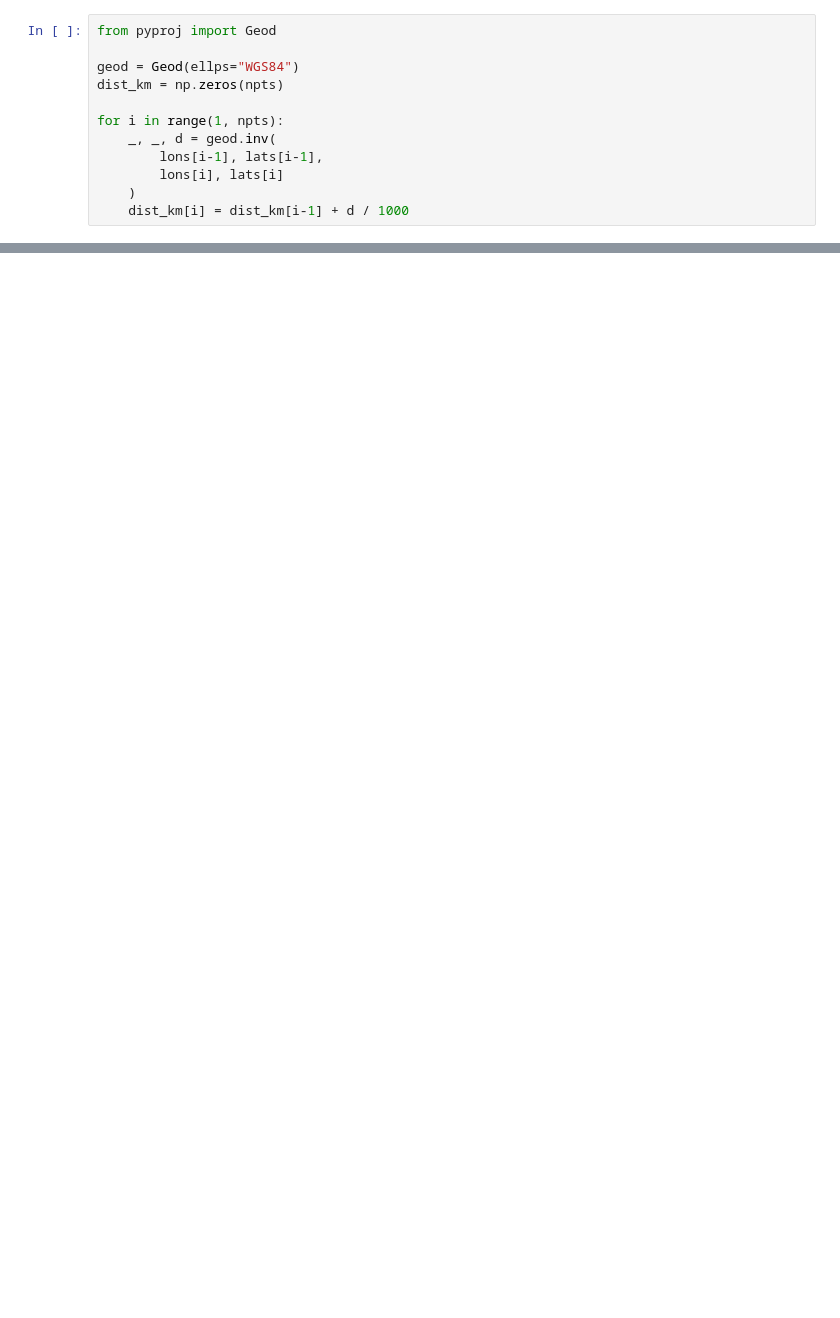
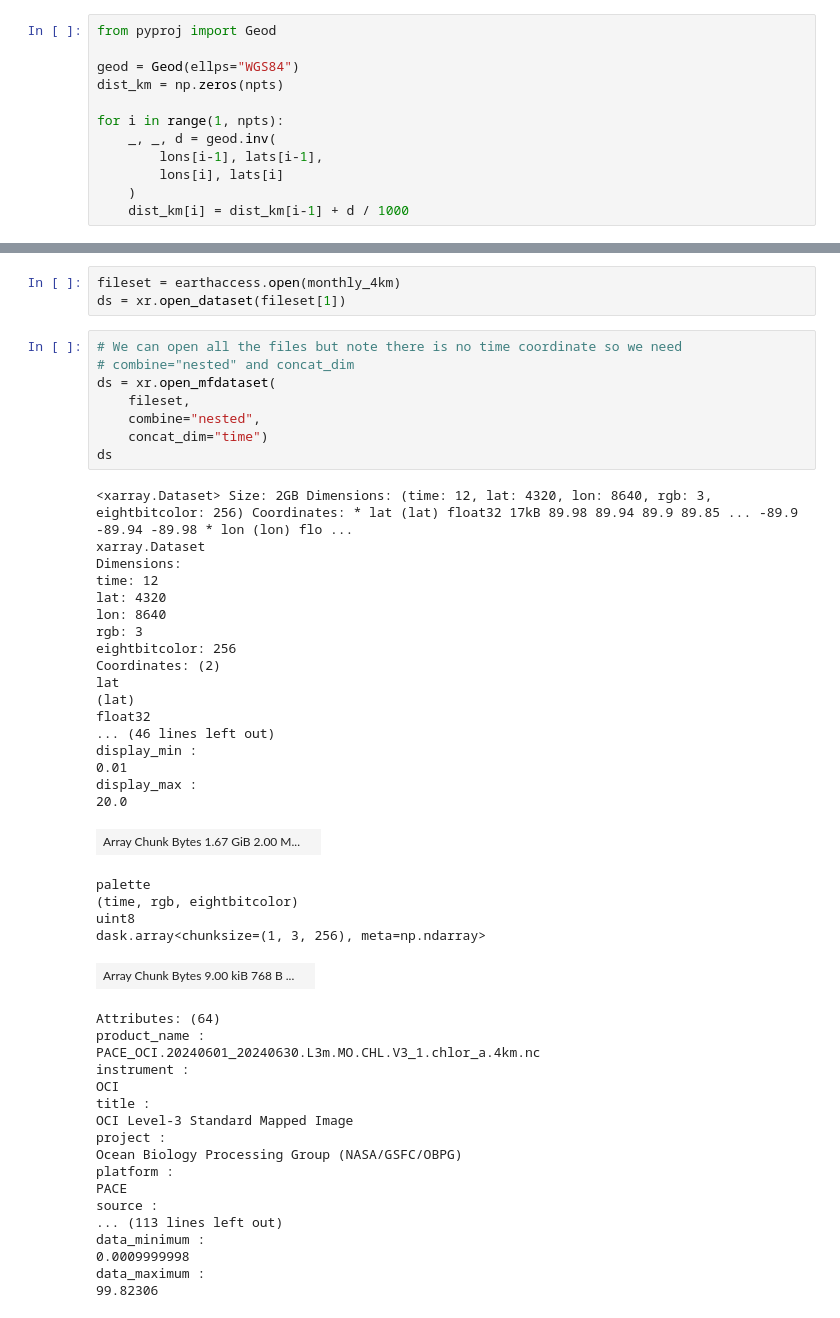
Before and after one commit to fish-pace/2026-proj-waterquality, a Jupyter notebook: contributor_folders/Andrea /pace_chla.ipynb, the cells around one changed output, grey strips where cells are left out. Drawn from its saved outputs; the diff is of its cells as text; blank space fills up the shorter version.

```diff
--- a/contributor_folders/Andrea /pace_chla.ipynb
+++ b/contributor_folders/Andrea /pace_chla.ipynb
@@ -362,0 +382,52 @@ plt.show()
+# %%
+fileset = earthaccess.open(monthly_4km)
+ds = xr.open_dataset(fileset[1])
+# %%
+# We can open all the files but note there is no time coordinate so we need
+# combine="nested" and concat_dim
+ds = xr.open_mfdataset(
+    fileset,
+    combine="nested",
+    concat_dim="time")
+ds
+# %% [output]
+<xarray.Dataset> Size: 2GB Dimensions: (time: 12, lat: 4320, lon: 8640, rgb: 3, eightbitcolor: 256) Coordinates: * lat (lat) float32 17kB 89.98 89.94 89.9 89.85 ... -89.9 -89.94 -89.98 * lon (lon) flo ...
+xarray.Dataset
+Dimensions:
+time: 12
+lat: 4320
+lon: 8640
+rgb: 3
+eightbitcolor: 256
+Coordinates: (2)
+lat
+(lat)
+float32
+... (46 lines left out)
+display_min :
+0.01
+display_max :
+20.0
+| Array Chunk Bytes 1.67 GiB 2.00 M... |  |
+palette
+(time, rgb, eightbitcolor)
+uint8
+dask.array<chunksize=(1, 3, 256), meta=np.ndarray>
+| Array Chunk Bytes 9.00 kiB 768 B ... |  |
+Attributes: (64)
+product_name :
+PACE_OCI.20240601_20240630.L3m.MO.CHL.V3_1.chlor_a.4km.nc
+instrument :
+OCI
+title :
+OCI Level-3 Standard Mapped Image
+project :
+Ocean Biology Processing Group (NASA/GSFC/OBPG)
+platform :
+PACE
+source :
+... (113 lines left out)
+data_minimum :
+0.0009999998
+data_maximum :
+99.82306
```
Also changed, not shown: parts of 24 cells of this notebook.
